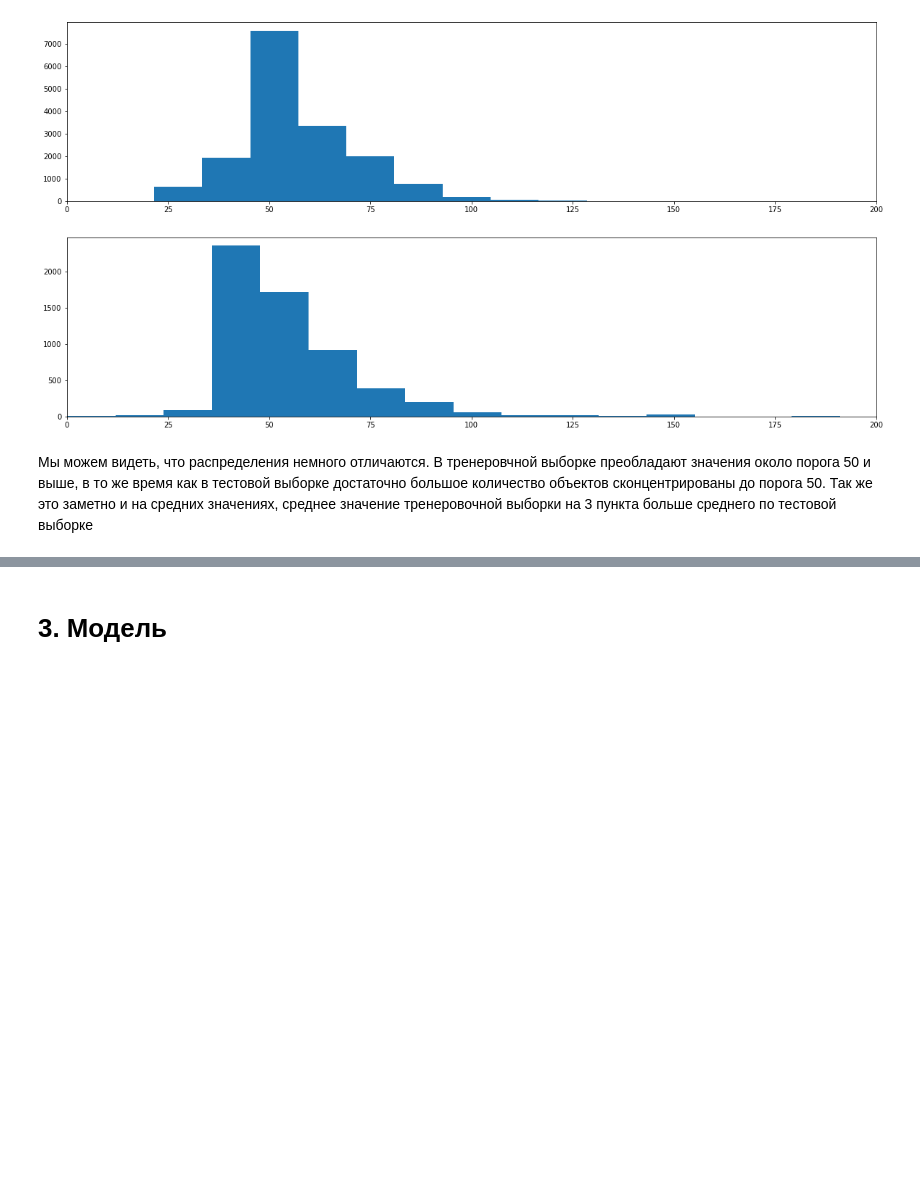
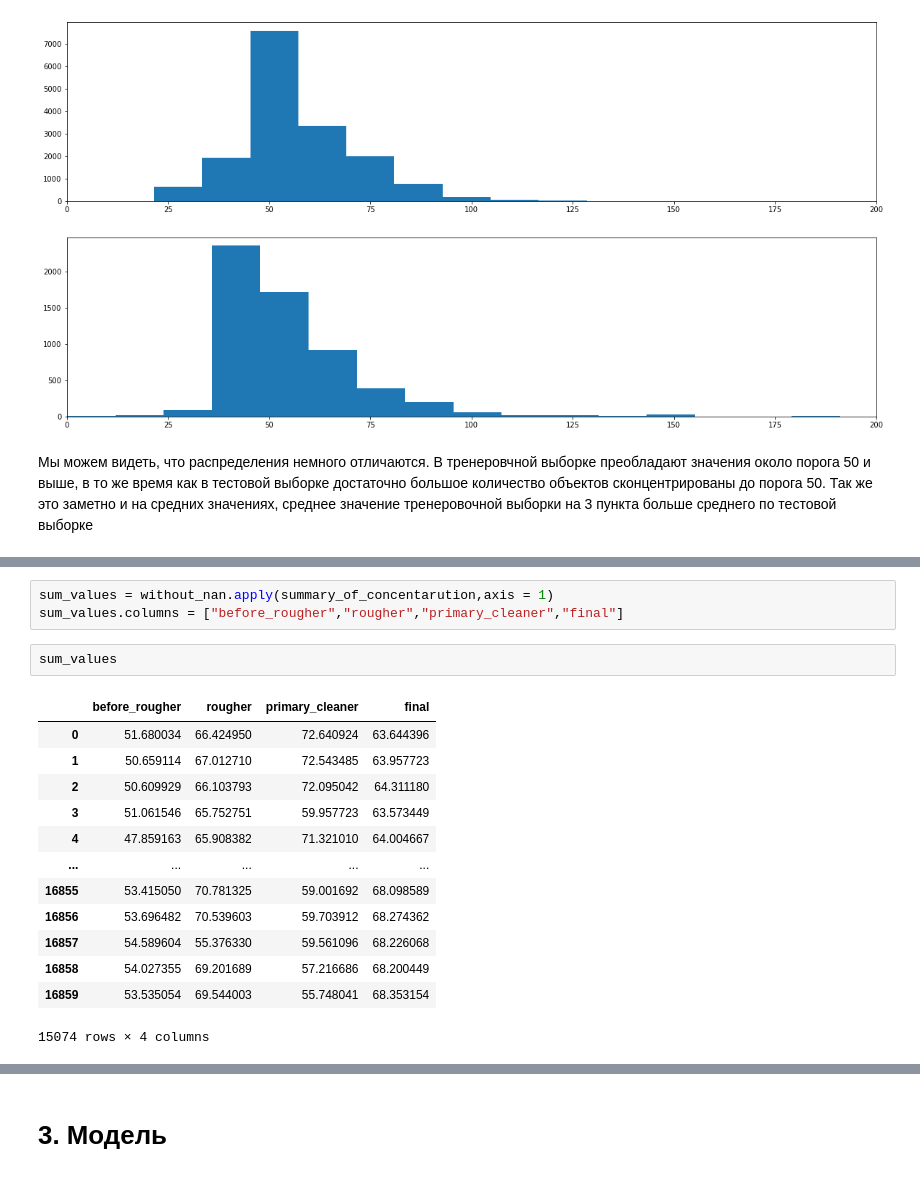
Before and after one commit to Stuksus/Gold-recovery, a Jupyter notebook: gold_recovery.ipynb, the cells around one changed output, grey strips where cells are left out. Saved outputs shown, nothing was run; the diff lists cells and outputs as text; blank space fills up the shorter version.

```diff
--- a/gold_recovery.ipynb
+++ b/gold_recovery.ipynb
@@ -237,0 +259,19 @@ ax[1].set_xlim(0,200)
+# %%
+sum_values = without_nan.apply(summary_of_concentarution,axis = 1)
+sum_values.columns = ["before_rougher","rougher","primary_cleaner","final"]
+# %%
+sum_values
+# %% [output]
+|  | before_rougher | rougher | primary_cleaner | final |
+| 0 | 51.680034 | 66.424950 | 72.640924 | 63.644396 |
+| 1 | 50.659114 | 67.012710 | 72.543485 | 63.957723 |
+| 2 | 50.609929 | 66.103793 | 72.095042 | 64.311180 |
+| 3 | 51.061546 | 65.752751 | 59.957723 | 63.573449 |
+| 4 | 47.859163 | 65.908382 | 71.321010 | 64.004667 |
+| ... | ... | ... | ... | ... |
+| 16855 | 53.415050 | 70.781325 | 59.001692 | 68.098589 |
+| 16856 | 53.696482 | 70.539603 | 59.703912 | 68.274362 |
+| 16857 | 54.589604 | 55.376330 | 59.561096 | 68.226068 |
+| 16858 | 54.027355 | 69.201689 | 57.216686 | 68.200449 |
+| 16859 | 53.535054 | 69.544003 | 55.748041 | 68.353154 |
+15074 rows × 4 columns
```
Also changed, not shown: parts of 7 cells of this notebook.
